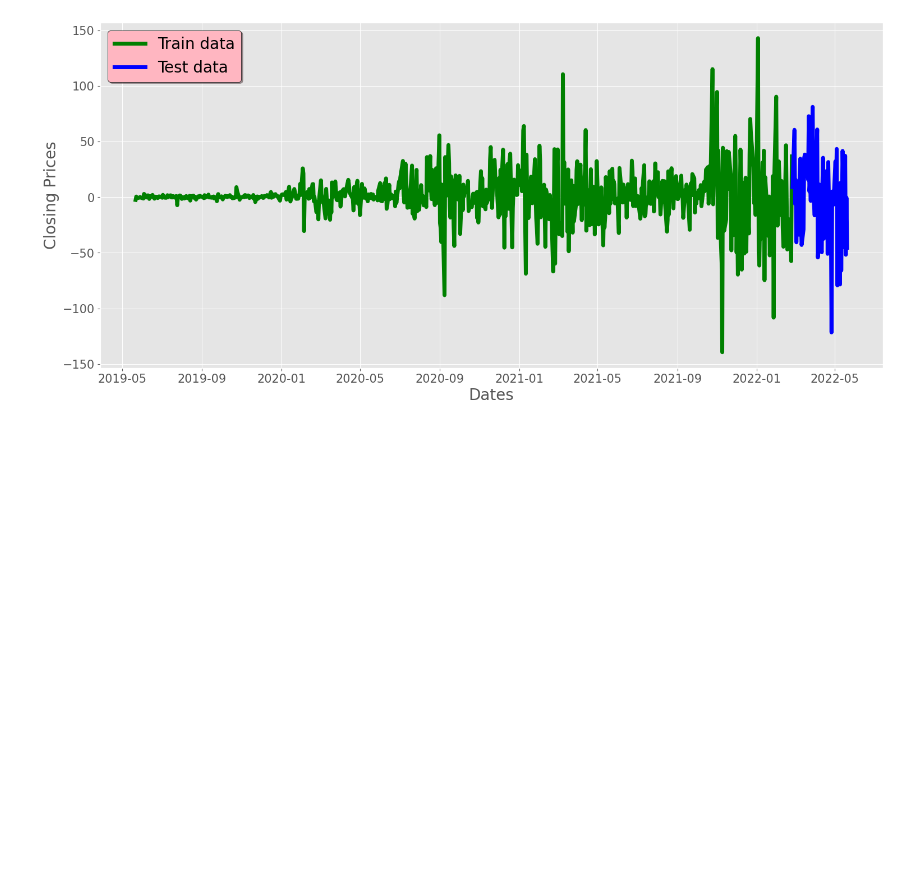
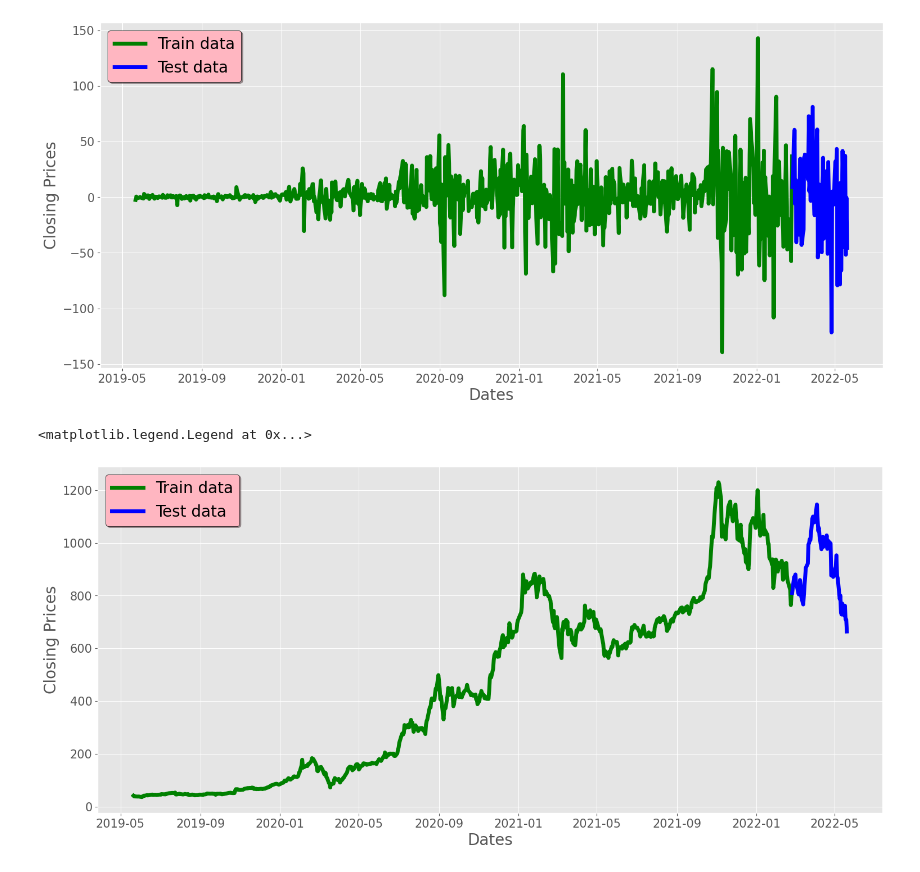
Before and after one commit to tejas05in/pwskills-Data_Science_Masters, a Jupyter notebook: Time_Series/Time_Series_EDA_&_Model_building.ipynb, the cells around one changed output. Cells and saved outputs as stored; diff of their text form; code cells hidden in the pictures; blank space fills up the shorter version.

```diff
--- a/Time_Series/Time_Series_EDA_&_Model_building.ipynb
+++ b/Time_Series/Time_Series_EDA_&_Model_building.ipynb
@@ -381,0 +386,15 @@ plt.legend(fontsize = 20 , shadow = True , facecolor = 'lightpink' , edgecolor =
+# %%
+train_data = stock_data['Close'][:-60]
+test_data = stock_data['Close'][-60:]
+plt.figure(figsize=(18,8))
+plt.grid(True)
+plt.xlabel('Dates' , fontsize = 20)
+plt.ylabel('Closing Prices', fontsize = 20)
+plt.xticks(fontsize = 15)
+plt.yticks(fontsize = 15)
+plt.plot(train_data , 'green' , label = 'Train data' , linewidth = 5)
+plt.plot(test_data , 'blue' , label = 'Test data' , linewidth = 5)
+plt.legend(fontsize = 20 , shadow = True , facecolor = 'lightpink' , edgecolor = 'k')
+# %% [output]
+<matplotlib.legend.Legend at 0x...>
+[figure, added]
```
Also changed, not shown: parts of 26 cells of this notebook, 2 other files.
